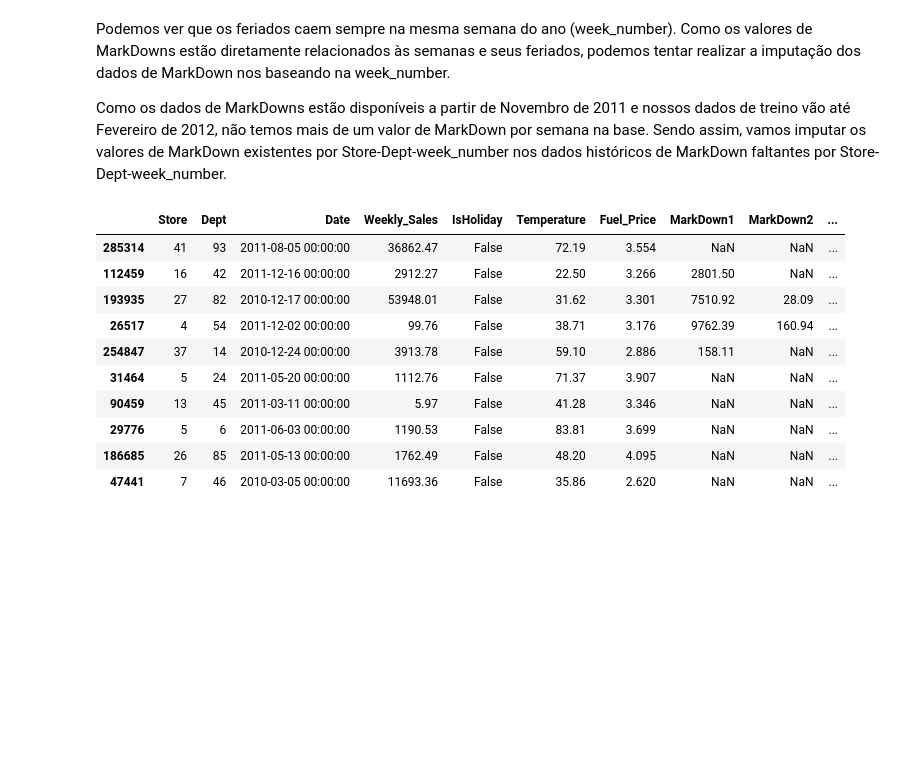
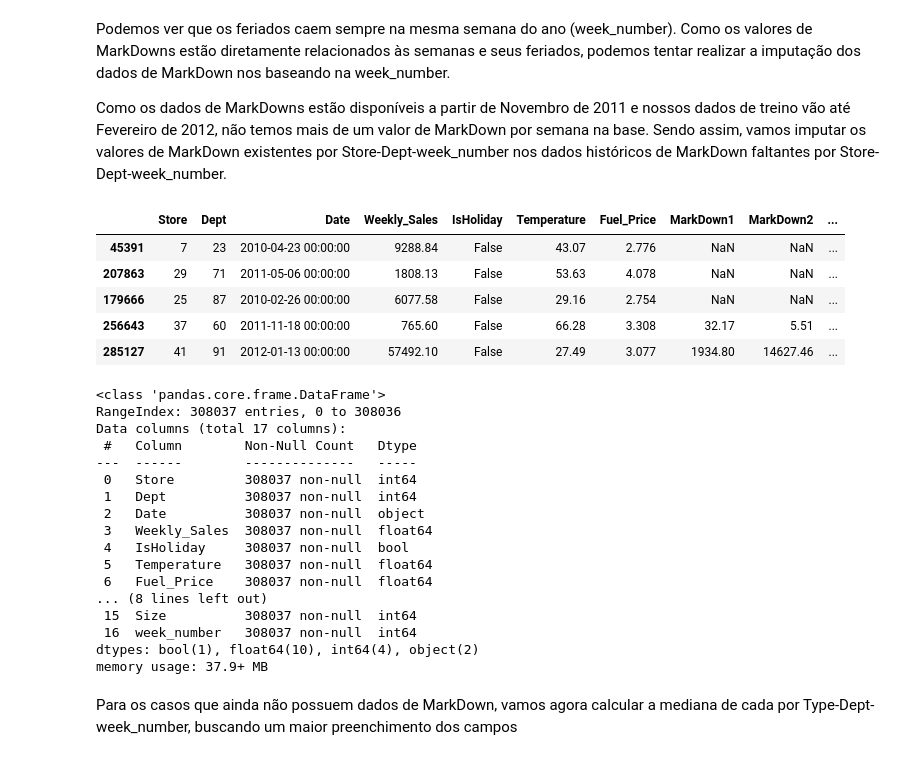
Before and after one commit to olini/walmart-store-sales-prediction, a Jupyter notebook: notebook.ipynb, the cells around one changed output. Cells and saved outputs as stored; diff of their text form; code cells hidden in the pictures; blank space fills up the shorter version.

```diff
--- a/notebook.ipynb
+++ b/notebook.ipynb
@@ -333,16 +474,33 @@ df_train.drop(columns=[
     "week_MarkDown1", "week_MarkDown2", "week_MarkDown3", "week_MarkDown4", "week_MarkDown5"
 ], inplace=True)
 # %%
-df_train.sample(10)
+df_train.sample(5)
 # %% [output]
 |  | Store | Dept | Date | Weekly_Sales | IsHoliday | Temperature | Fuel_Price | MarkDown1 | MarkDown2 | ... |
-| 285314 | 41 | 93 | 2011-08-05 00:00:00 | 36862.47 | False | 72.19 | 3.554 | NaN | NaN | ... |
-| 112459 | 16 | 42 | 2011-12-16 00:00:00 | 2912.27 | False | 22.50 | 3.266 | 2801.50 | NaN | ... |
-| 193935 | 27 | 82 | 2010-12-17 00:00:00 | 53948.01 | False | 31.62 | 3.301 | 7510.92 | 28.09 | ... |
-| 26517 | 4 | 54 | 2011-12-02 00:00:00 | 99.76 | False | 38.71 | 3.176 | 9762.39 | 160.94 | ... |
-| 254847 | 37 | 14 | 2010-12-24 00:00:00 | 3913.78 | False | 59.10 | 2.886 | 158.11 | NaN | ... |
-| 31464 | 5 | 24 | 2011-05-20 00:00:00 | 1112.76 | False | 71.37 | 3.907 | NaN | NaN | ... |
-| 90459 | 13 | 45 | 2011-03-11 00:00:00 | 5.97 | False | 41.28 | 3.346 | NaN | NaN | ... |
-| 29776 | 5 | 6 | 2011-06-03 00:00:00 | 1190.53 | False | 83.81 | 3.699 | NaN | NaN | ... |
-| 186685 | 26 | 85 | 2011-05-13 00:00:00 | 1762.49 | False | 48.20 | 4.095 | NaN | NaN | ... |
-| 47441 | 7 | 46 | 2010-03-05 00:00:00 | 11693.36 | False | 35.86 | 2.620 | NaN | NaN | ... |
+| 45391 | 7 | 23 | 2010-04-23 00:00:00 | 9288.84 | False | 43.07 | 2.776 | NaN | NaN | ... |
+| 207863 | 29 | 71 | 2011-05-06 00:00:00 | 1808.13 | False | 53.63 | 4.078 | NaN | NaN | ... |
+| 179666 | 25 | 87 | 2010-02-26 00:00:00 | 6077.58 | False | 29.16 | 2.754 | NaN | NaN | ... |
+| 256643 | 37 | 60 | 2011-11-18 00:00:00 | 765.60 | False | 66.28 | 3.308 | 32.17 | 5.51 | ... |
+| 285127 | 41 | 91 | 2012-01-13 00:00:00 | 57492.10 | False | 27.49 | 3.077 | 1934.80 | 14627.46 | ... |
+# %%
+df_train.info()
+# %% [output]
+<class 'pandas.core.frame.DataFrame'>
+RangeIndex: 308037 entries, 0 to 308036
+Data columns (total 17 columns):
+ #   Column        Non-Null Count   Dtype
+---  ------        --------------   -----
+ 0   Store         308037 non-null  int64
+ 1   Dept          308037 non-null  int64
+ 2   Date          308037 non-null  object
+ 3   Weekly_Sales  308037 non-null  float64
+ 4   IsHoliday     308037 non-null  bool
+ 5   Temperature   308037 non-null  float64
+ 6   Fuel_Price    308037 non-null  float64
+... (8 lines left out)
+ 15  Size          308037 non-null  int64
+ 16  week_number   308037 non-null  int64
+dtypes: bool(1), float64(10), int64(4), object(2)
+memory usage: 37.9+ MB
+# %% [markdown]
+Para os casos que ainda não possuem dados de MarkDown, vamos agora calcular a mediana de cada por Type-Dept-week_number, buscando um maior preenchimento dos campos
```
Also changed, not shown: parts of 51 cells of this notebook.
